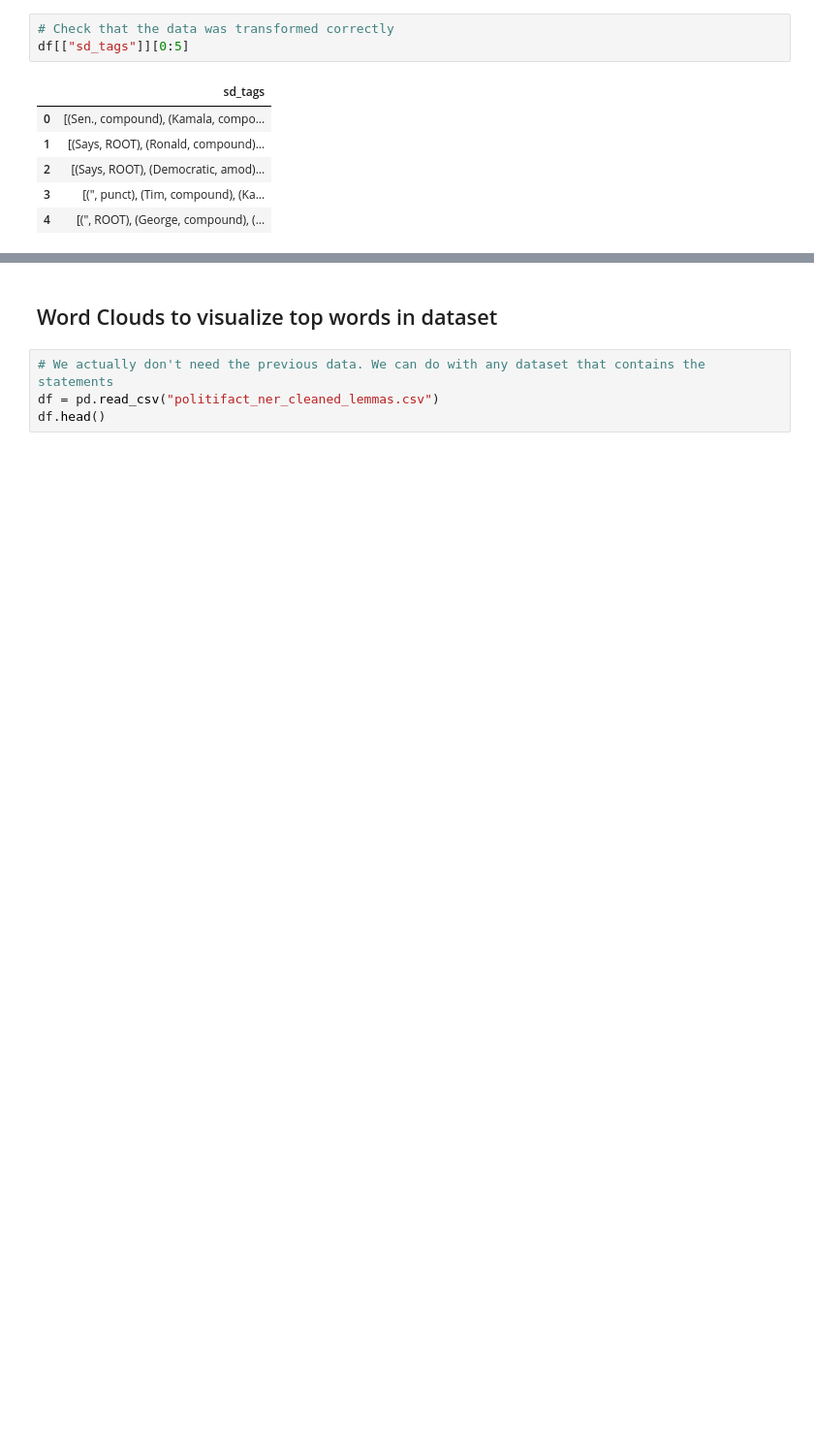
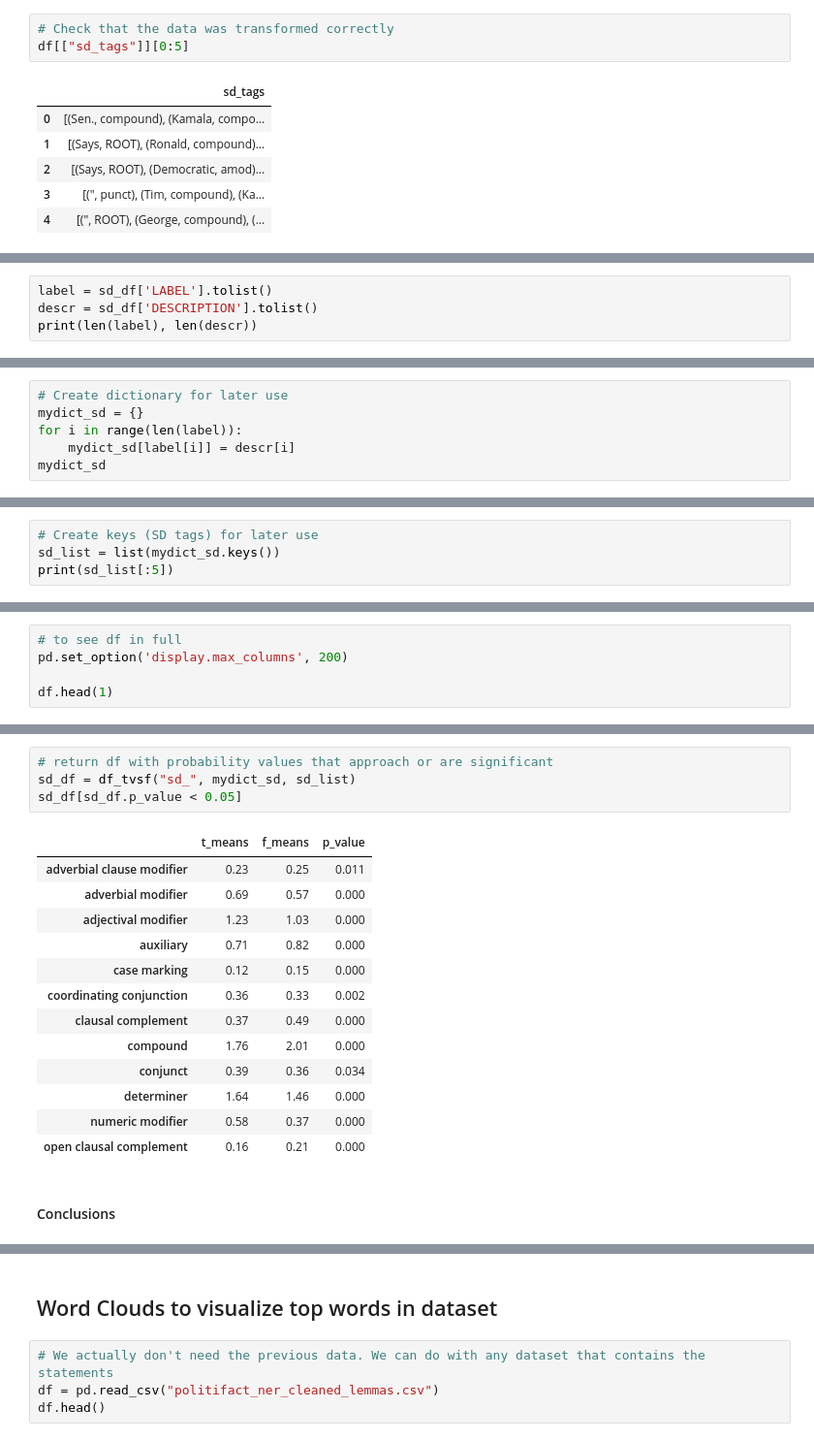
Before and after one commit to the-sergiu/TruthDetection, a Jupyter notebook: 6_AdvancedPOS_NER_SD_WC.ipynb, the cells around one changed output, grey strips where cells are left out. Shown at 97% size. Saved outputs shown, nothing was run; the diff lists cells and outputs as text; blank space fills up the shorter version.

```diff
--- a/6_AdvancedPOS_NER_SD_WC.ipynb
+++ b/6_AdvancedPOS_NER_SD_WC.ipynb
@@ -426,0 +591,4 @@ df[["sd_tags"]][0:5]
+# %%
+label = sd_df['LABEL'].tolist()
+descr = sd_df['DESCRIPTION'].tolist()
+print(len(label), len(descr))
@@ -426,0 +597,6 @@ df[["sd_tags"]][0:5]
+# %%
+# Create dictionary for later use
+mydict_sd = {}
+for i in range(len(label)):
+    mydict_sd[label[i]] = descr[i]
+mydict_sd
@@ -426,0 +621,4 @@ df[["sd_tags"]][0:5]
+# %%
+# Create keys (SD tags) for later use
+sd_list = list(mydict_sd.keys())
+print(sd_list[:5])
@@ -426,0 +645,5 @@ df[["sd_tags"]][0:5]
+# %%
+# to see df in full
+pd.set_option('display.max_columns', 200)
+
+df.head(1)
@@ -426,0 +653,20 @@ df[["sd_tags"]][0:5]
+# %%
+# return df with probability values that approach or are significant
+sd_df = df_tvsf("sd_", mydict_sd, sd_list)
+sd_df[sd_df.p_value < 0.05]
+# %% [output]
+|  | t_means | f_means | p_value |
+| adverbial clause modifier | 0.23 | 0.25 | 0.011 |
+| adverbial modifier | 0.69 | 0.57 | 0.000 |
+| adjectival modifier | 1.23 | 1.03 | 0.000 |
+| auxiliary | 0.71 | 0.82 | 0.000 |
+| case marking | 0.12 | 0.15 | 0.000 |
+| coordinating conjunction | 0.36 | 0.33 | 0.002 |
+| clausal complement | 0.37 | 0.49 | 0.000 |
+| compound | 1.76 | 2.01 | 0.000 |
+| conjunct | 0.39 | 0.36 | 0.034 |
+| determiner | 1.64 | 1.46 | 0.000 |
+| numeric modifier | 0.58 | 0.37 | 0.000 |
+| open clausal complement | 0.16 | 0.21 | 0.000 |
+# %% [markdown]
+#### Conclusions
```
Also changed, not shown: parts of 47 cells of this notebook, 1 other file.
